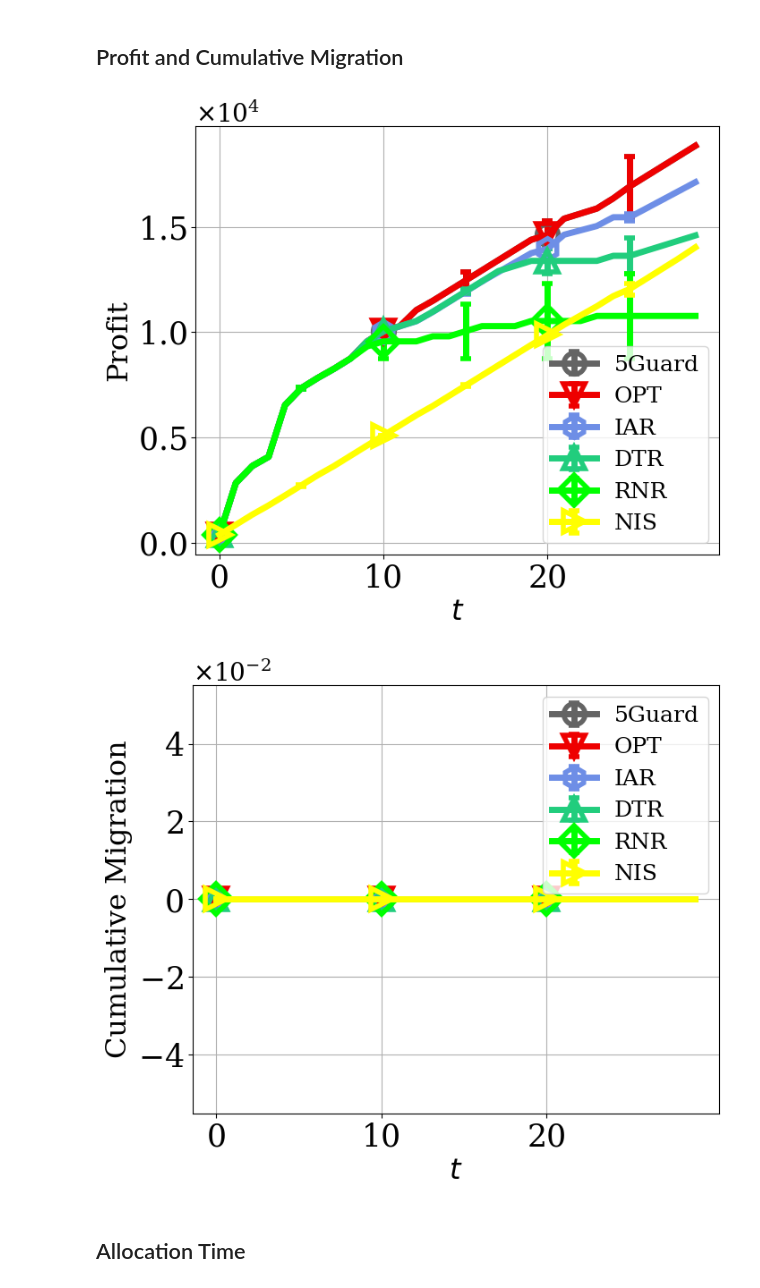
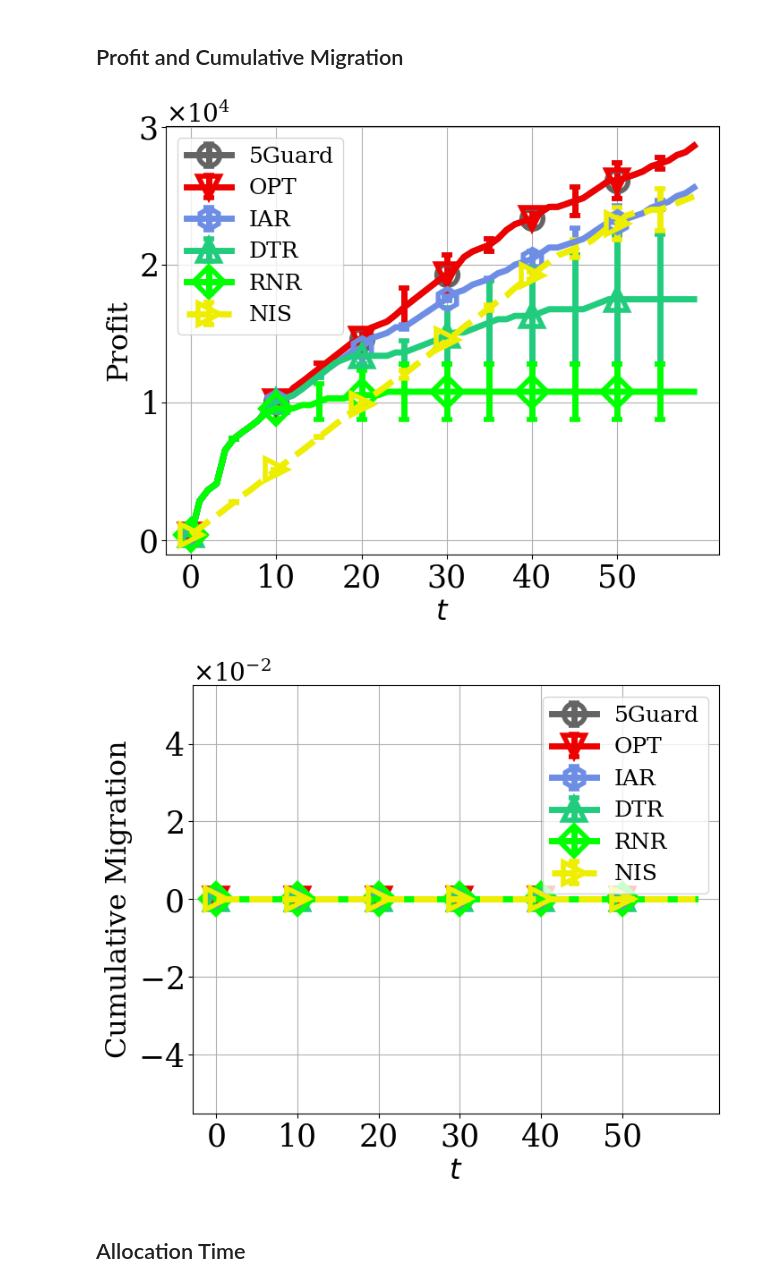
Before and after one commit to mehdibolourian/5Guard, a Jupyter notebook: simulation.ipynb, the cells around one changed output. Drawn from its saved outputs; the diff is of its cells as text; code cells hidden in the pictures.

```diff
--- a/simulation.ipynb
+++ b/simulation.ipynb
@@ -7,7 +7,7 @@ from libraries import *
 ITER                    = 2                                 # Iteration count
 SIMULATION_INTERVAL     = 30                                # Simulation interval per iteration
 TOT_SIMULATION_INTERVAL = max(100, SIMULATION_INTERVAL)     # Total simulation interval
-T_START                 = 0                                # Starting time step
+T_START                 = 30                                # Starting time step
 
 SYNTH_BRAIN             = 0                                 # Whether to choose the synthetic topology (0) or BRAIN (1)
 
@@ -322,6 +322,7 @@ kpi1  = ["reject"]
 kpis2 = ["profit", "migrat"]
 kpis3 = ["violat", "deploy", "overhe", "reseff"]
 kpi4  = ["time"]
+kpi5  = ["isol"]
 
 xpoints = range(0, T_START+SIMULATION_INTERVAL)
 ypoints = data_avg.copy()
@@ -336,10 +337,12 @@ plot_titles = [
     ('$\it{t}$', 'Aggregate Deployment Cost'),
     ('$\it{t}$', 'Aggregate Overhead Cost'),
     ('$\it{t}$', 'Resource Efficiency (%)'),
+    ('$\it{t}$', 'Average Isolation Level'),
 ]
 
-colors  = ["#646464", "#EE0000", "#6E8EE6", "#21CD7D", "#00FF00", "#FFFF00"]
-markers = ['o', 'v', 'h', '^', 'D', '>']
+colors     = ["#646464", "#EE0000", "#6E8EE6", "#21CD7D", "#00FF00", "#EEEE00"]
+markers    = ['o', 'v', 'h', '^', 'D', '>']
+linestyles = ['-', '-', '-', '-', '-', '--']
 
 patterns = ['/', '\\', 'O', '-', '...', '.']
 # %% [markdown]
@@ -357,13 +360,18 @@ for i, alg in enumerate(algs):
     values = (1 - np.sum(np.array(ypoints[alg]["reject"]), axis=0) / denominator) * 100
     values = [min(a, b) for a, b in zip(values, [100, 100, 100])]
 
-    #print(data[alg]["reject"])
     # Extracting error values
     err_low  = values - list([np.min((1 - np.sum(np.array(data[alg]["reject"]), axis=1) / denominator), axis=0) * 100])[0]
     err_high = list([np.max((1 - np.sum(np.array(data[alg]["reject"]), axis=1) / denominator), axis=0) * 100])[0] - values
 
+    if alg == 'nis':
+        for j in range(1,3):
+            values[j]   = 1 # For visibility
+            err_low[j]  = 0 # For visibility
+            err_high[j] = 0 # For visibility
+
     # Adding bars with error bars
-    ax.bar(positions[i], values, width=bar_width, color=colors[i], edgecolor='black', hatch=patterns[i],
+    ax.bar(positions[i], values, width=bar_width, color=colors[i], edgecolor='black', hatch=patterns[i], linestyle=linestyles[i],
            yerr=[err_low, err_high], capsize=5, error_kw={'elinewidth': 3, 'capthick': 1.5, 'capsize': 4})
 
 ax.set_xticks(positions[2])
@@ -389,33 +397,33 @@ plt.savefig(f"plots/result_{0}.svg", format="svg")
 # %%
 for idx_k, k in enumerate(kpis2):
     fig, ax = plt.subplots(figsize=(7, 6))
 
     for i, alg in enumerate(algs):
         ax.errorbar(xpoints, ypoints[alg][k],
                     yerr=(np.where(np.arange(len(xpoints)) % step == 0, yerrors_low[alg][k], np.nan),
                           np.where(np.arange(len(xpoints)) % step == 0, yerrors_high[alg][k], np.nan)),
                     marker=markers[i], markevery=markevery, markersize=marker_size,
                     color=colors[i], linewidth=linewidth, markerfacecolor='none', markeredgecolor=colors[i],
-                    markeredgewidth=markeredgewidth, capsize=4, capthick=1, linestyle='-')
+                    markeredgewidth=markeredgewidth, capsize=4, capthick=1, linestyle=linestyles[i])
     ax.grid()
 
     plt.xticks(np.arange(0, T_START+SIMULATION_INTERVAL, step=10))
 
     ax.tick_params(axis='both', labelsize=tick_label_size)
     ax.legend(['5Guard', 'OPT', 'IAR', 'DTR', 'RNR', 'NIS'], fontsize=legend_font_size)
 
     ax.yaxis.set_major_formatter(ScalarFormatter(useMathText=True))
     ax.yaxis.get_major_formatter().set_scientific(True)
     ax.yaxis.get_major_formatter().set_powerlimits((-1, 1))
     ax.yaxis.offsetText.set_fontsize(20)  # Adjust font size
 
     ax.set_xlabel(plot_titles[idx_k+1][0], fontsize=xlabel_font_size)
     ax.set_ylabel(plot_titles[idx_k+1][1], fontsize=ylabel_font_size)
     fig.tight_layout(pad=0.5)
     plt.savefig(f"plots/result_{idx_k+1}.svg", format="svg")
 # %% [output]
-[figure, old version]
+[figure, new version]
-[figure, old version]
+[figure, new version]
 # %% [markdown]
 ## Allocation Time
 # %%
```
Also changed, not shown: parts of 12 cells of this notebook, 25 other files.
